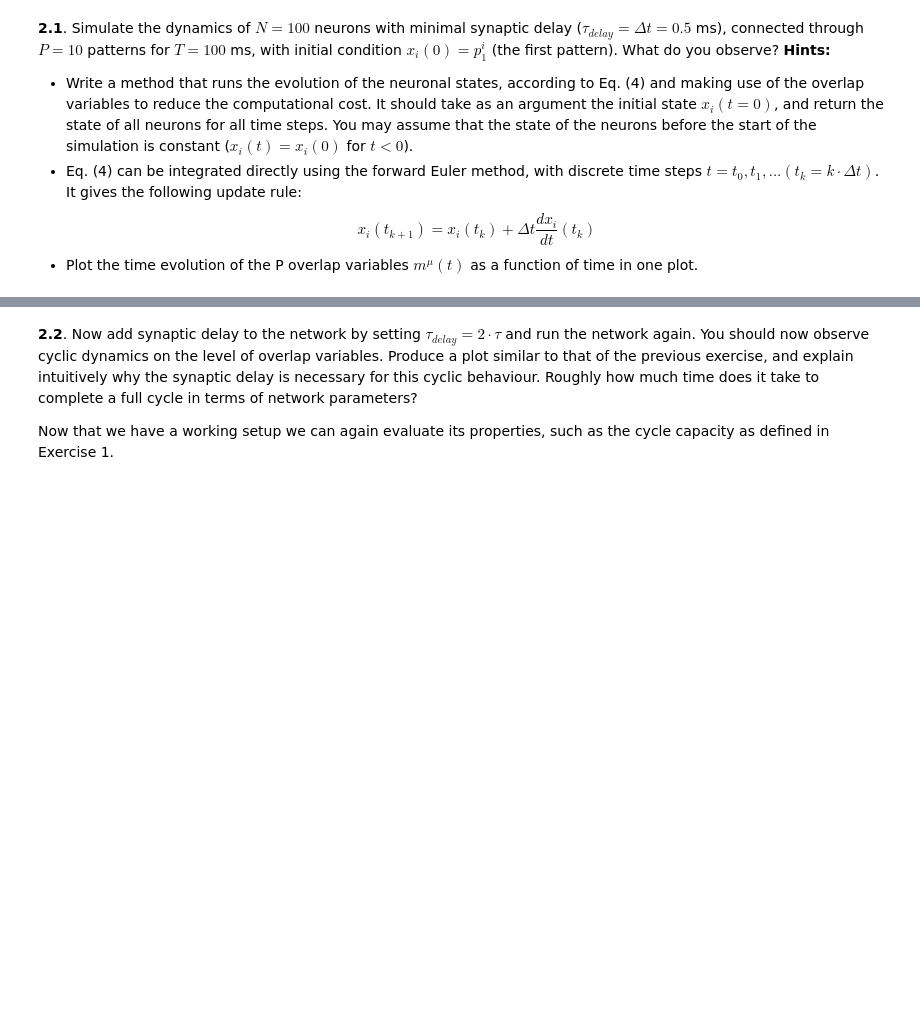
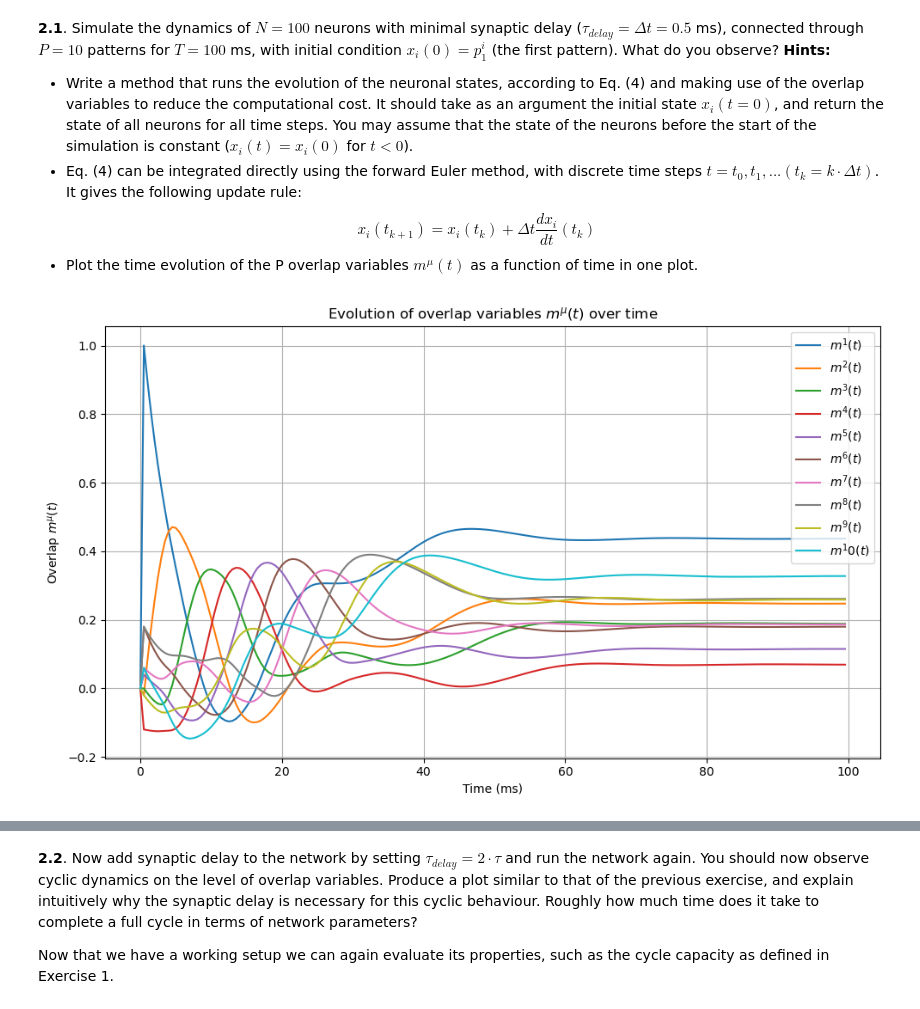
Before and after one commit to frossardr/H-et-R-project, a Jupyter notebook: Cyclic_hopfield_networks.ipynb, the cells around one changed output, grey strips where cells are left out. Cells and saved outputs as stored; diff of their text form; code cells hidden in the pictures; blank space fills up the shorter version.

```diff
--- a/Cyclic_hopfield_networks.ipynb
+++ b/Cyclic_hopfield_networks.ipynb
@@ -583,3 +583,75 @@ update step.
 \tag{6}
 \end{equation}
 * Plot the time evolution of the P overlap variables $m^\mu(t)$ as a function of time in one plot.
+# %%
+def build_weight_matrix(patterns):
+    """Build the weight matrix from cyclic connections of patterns."""
+    P, N = patterns.shape
+    W = np.zeros((N, N))
+    for mu in range(P):
+        W += np.outer(patterns[(mu + 1) % P], patterns[mu])
+    return W / N
+
+def simulate_continuous_dynamics(W, patterns, x0, beta=4, tau=5, t_delay=0.5, dt=0.5, T=100):
+    """
+    Simulate the continuous-time dynamics of the cyclic Hopfield model.
+    """
+    N = W.shape[0]
+    P = patterns.shape[0]
+    time_steps = int(T / dt)
+    delay_steps = int(t_delay / dt)
+
+    x = np.zeros((time_steps, N))
+    overlaps = np.zeros((time_steps, P))
+
+    # Ensure all history before delay is filled with x0
+    for k in range(delay_steps + 1):
+        x[k] = x0.copy()
+
+    # Compute initial overlaps at t = 0
+    for mu in range(P):
+        overlaps[delay_steps, mu] = np.dot(patterns[mu], x[delay_steps]) / N
+
+    for k in range(delay_steps, time_steps - 1):
+        delayed_input = x[k - delay_steps]
+        tanh_input = np.tanh(beta * (W @ delayed_input))
+        dx_dt = (-x[k] + tanh_input) / tau
+        x[k + 1] = x[k] + dt * dx_dt
+
+        for mu in range(P):
+            overlaps[k + 1, mu] = np.dot(patterns[mu], x[k + 1]) / N
+
+    return x, overlaps, np.arange(time_steps) * dt
+
+# Parameters
+N = 100
+P = 10
+T = 100      # total time in ms
+dt = 0.5     # ms
+t_delay = 0.5  # ms
+tau = 5      # ms
+beta = 4
+
+# Generate patterns and weights
+patterns = network_patterns(P, N)
+W = build_weight_matrix(patterns)
+
+# Initial state = first pattern
+x0 = patterns[0]
+
+# Run simulation
+x, overlaps, time = simulate_continuous_dynamics(W, patterns, x0, beta, tau, t_delay, dt, T)
+
+# Plot overlaps over time
+plt.figure(figsize=(10, 6))
+for mu in range(P):
+    plt.plot(time, overlaps[:, mu], label=f"$m^{mu+1}(t)$")
+plt.xlabel("Time (ms)")
+plt.ylabel("Overlap $m^\\mu(t)$")
+plt.title("Evolution of overlap variables $m^\\mu(t)$ over time")
+plt.grid(True)
+plt.legend()
+plt.tight_layout()
+plt.show()
+# %% [output]
+[figure, added]
```
Also changed, not shown: parts of 6 cells of this notebook.
